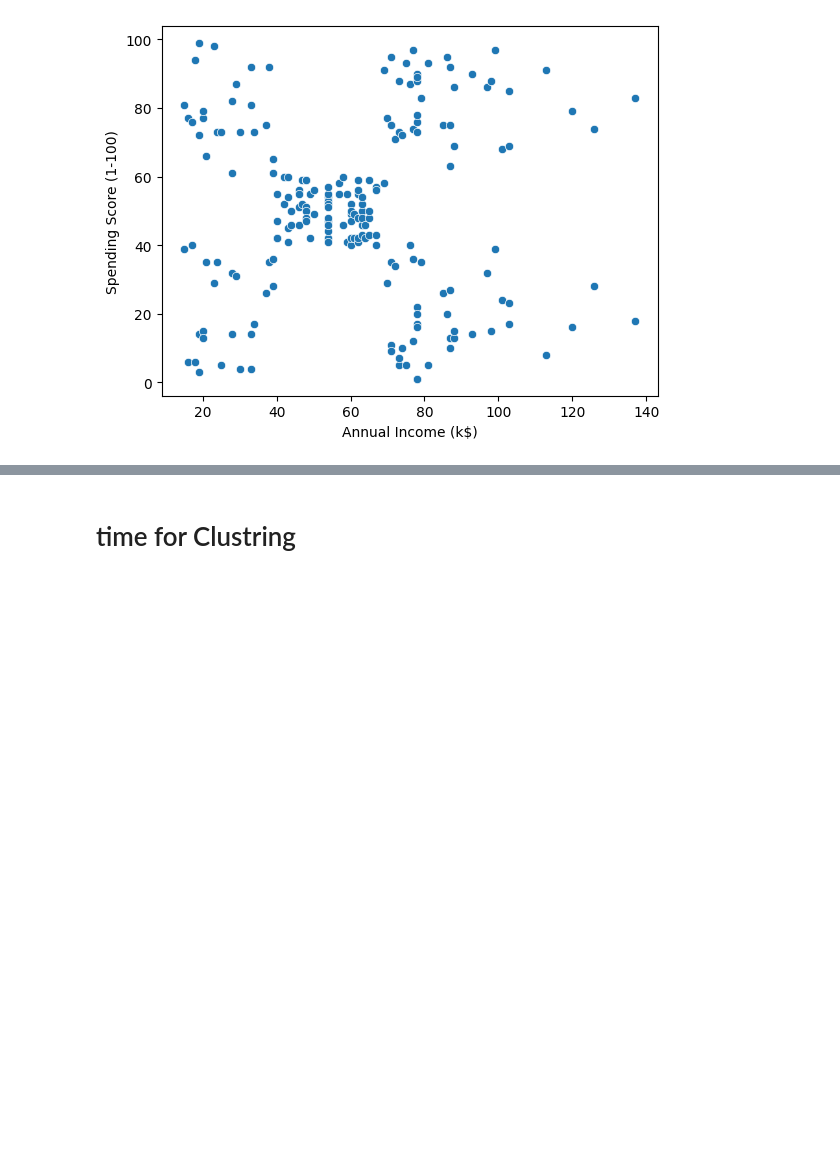
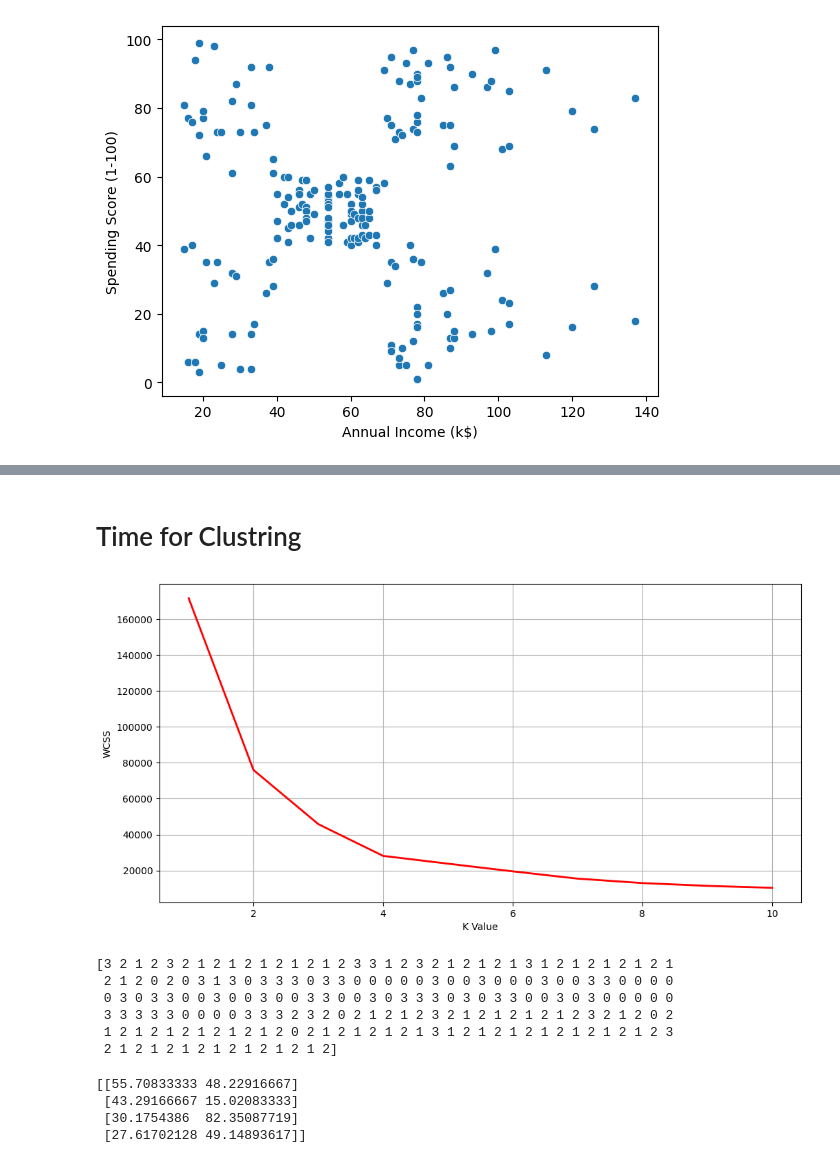
Before and after one commit to Aman811630/Mall-Customer-Churn-Clustering-Project-by-Aman-Singh, a Jupyter notebook: Mall_Customer_Churn_Prtoject_by_Amna_Singh.ipynb, the cells around one changed output, grey strips where cells are left out. Saved outputs shown, nothing was run; the diff lists cells and outputs as text; code cells hidden in the pictures; blank space fills up the shorter version.

```diff
--- a/Mall_Customer_Churn_Prtoject_by_Amna_Singh.ipynb
+++ b/Mall_Customer_Churn_Prtoject_by_Amna_Singh.ipynb
@@ -217,3 +226,41 @@ plt.show()
 [figure]
 # %% [markdown]
-# time for Clustring
+# Time for Clustring
+# %%
+x1 =df1.loc[:,["Age","Spending Score (1-100)"]].values
+
+from sklearn.cluster import KMeans
+wcss=[]
+for k in range (1,11):
+  kmeans = KMeans(n_clusters=k,init ="k-means++")
+  kmeans.fit(x1)
+  wcss.append(kmeans.inertia_)
+plt.figure(figsize=(12,6))
+plt.grid()
+plt.plot(range(1,11),wcss,linewidth=2, color= "red")
+plt.xlabel("K Value")
+plt.ylabel("WCSS")
+plt.show()
+# %% [output]
+[figure, added]
+# %%
+# no of cluster = 4
+kmeans = KMeans(n_clusters=4)
+
+label = kmeans.fit_predict(x1)
+
+print(label)
+# %% [output]
+[3 2 1 2 3 2 1 2 1 2 1 2 1 2 1 2 3 3 1 2 3 2 1 2 1 2 1 3 1 2 1 2 1 2 1 2 1
+ 2 1 2 0 2 0 3 1 3 0 3 3 3 0 3 3 0 0 0 0 0 3 0 0 3 0 0 0 3 0 0 3 3 0 0 0 0
+ 0 3 0 3 3 0 0 3 0 0 3 0 0 3 3 0 0 3 0 3 3 3 0 3 0 3 3 0 0 3 0 3 0 0 0 0 0
+ 3 3 3 3 3 0 0 0 0 3 3 3 2 3 2 0 2 1 2 1 2 3 2 1 2 1 2 1 2 1 2 3 2 1 2 0 2
+ 1 2 1 2 1 2 1 2 1 2 1 2 0 2 1 2 1 2 1 2 1 3 1 2 1 2 1 2 1 2 1 2 1 2 1 2 3
+ 2 1 2 1 2 1 2 1 2 1 2 1 2 1 2]
+# %%
+print(kmeans.cluster_centers_)
+# %% [output]
+[[55.70833333 48.22916667]
+ [43.29166667 15.02083333]
+ [30.1754386  82.35087719]
+ [27.61702128 49.14893617]]
```
Also changed, not shown: parts of 10 cells of this notebook.
